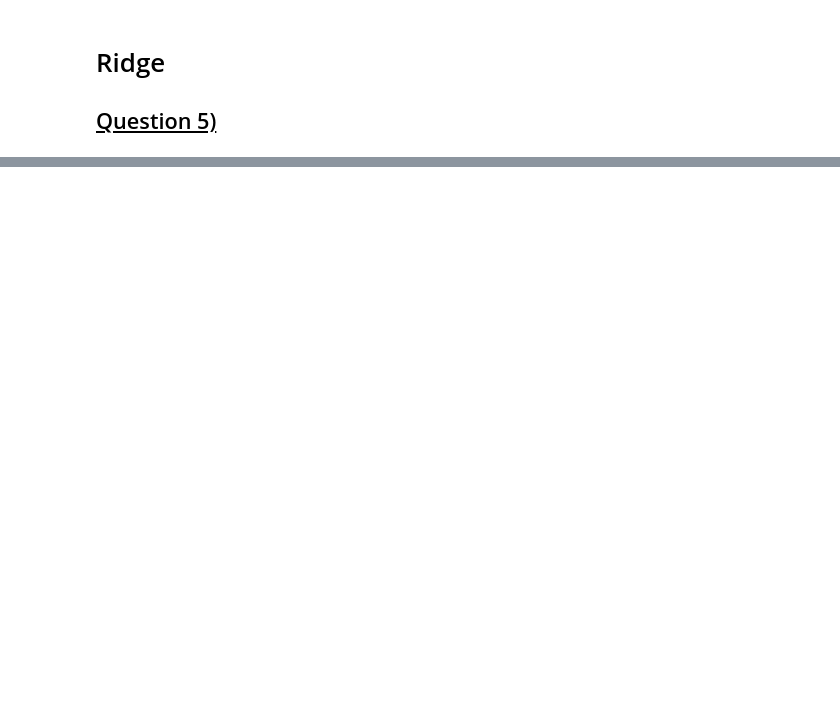
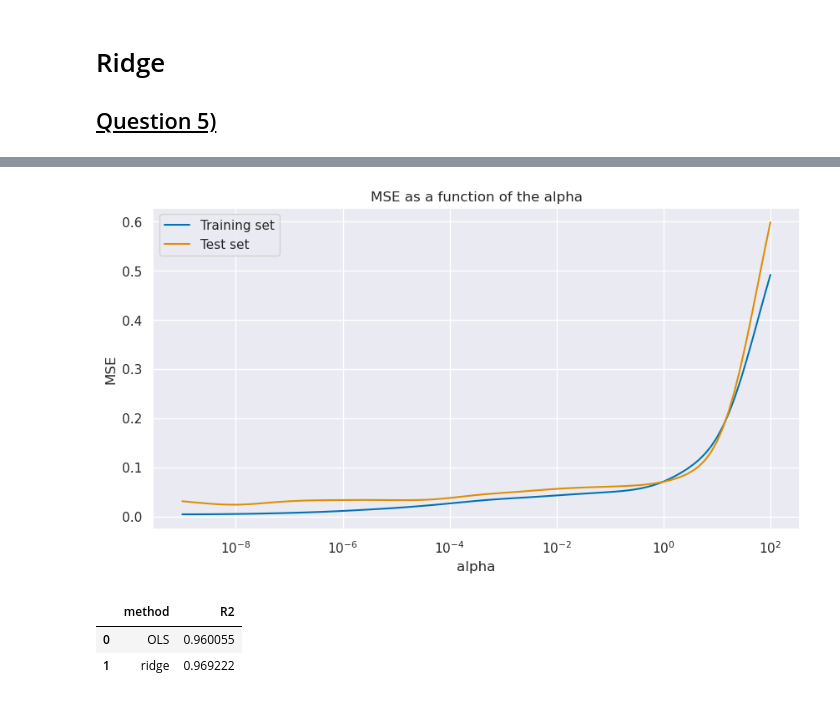
Before and after one commit to Dardare-Clement/SD-TSIA204, a Jupyter notebook: TP2/SD-TSIA204_lab2_dardare_clement.ipynb, the cells around one changed output, grey strips where cells are left out. Cells and saved outputs as stored; diff of their text form; code cells hidden in the pictures; blank space fills up the shorter version.

```diff
--- a/TP2/SD-TSIA204_lab2_dardare_clement.ipynb
+++ b/TP2/SD-TSIA204_lab2_dardare_clement.ipynb
@@ -212,0 +269,31 @@ SyntaxError: unmatched ')' (1112849346.py, line 1)
+# %%
+def MSE(X, X_bar):
+    n = len(X)
+    MSE = 0
+    for i in range (n):
+        MSE += (X[i] - X_bar[i])**2
+    return(MSE)
+
+# Compute the MSE for each value of alpha
+train_mse = []
+test_mse = []
+
+for alpha in alpha_values:
+    estimator = ridge(X_train, Y_train, alpha)
+    Y_train_pred = X_train @ estimator
+    Y_test_pred = X_test @ estimator
+    train_mse.append(mean_squared_error(Y_train, Y_train_pred))
+    test_mse.append(mean_squared_error(Y_test, Y_test_pred))
+
+# Plot the MSE against alpha
+fig, ax = plt.subplots(figsize=(10, 5))
+ax.plot(alpha_values, train_mse, label='Training set')
+ax.plot(alpha_values, test_mse, label='Test set')
+ax.set_xscale('log')
+ax.set_xlabel('alpha')
+ax.set_ylabel('MSE')
+ax.set_title('MSE as a function of the alpha')
+ax.legend()
+plt.show()
+# %% [output]
+[figure, added]
@@ -212,0 +305,6 @@ SyntaxError: unmatched ')' (1112849346.py, line 1)
+# %%
+df_coef
+# %% [output]
+|  | method | R2 |
+| 0 | OLS | 0.960055 |
+| 1 | ridge | 0.969222 |
```
Also changed, not shown: parts of 10 cells of this notebook.
